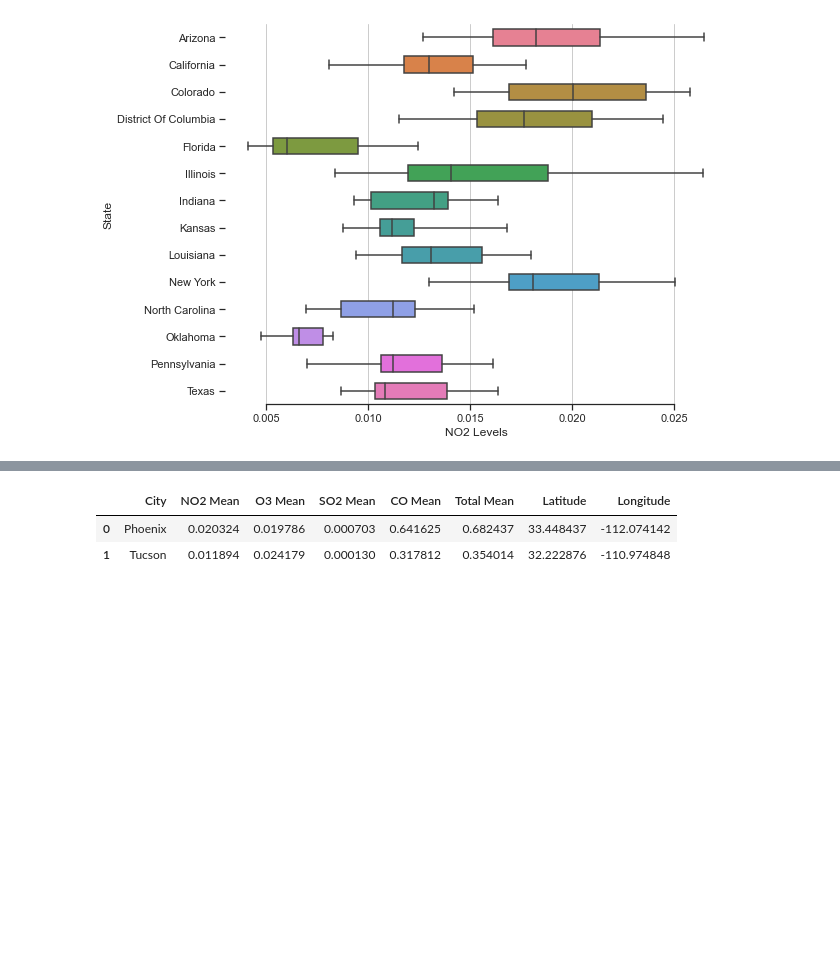
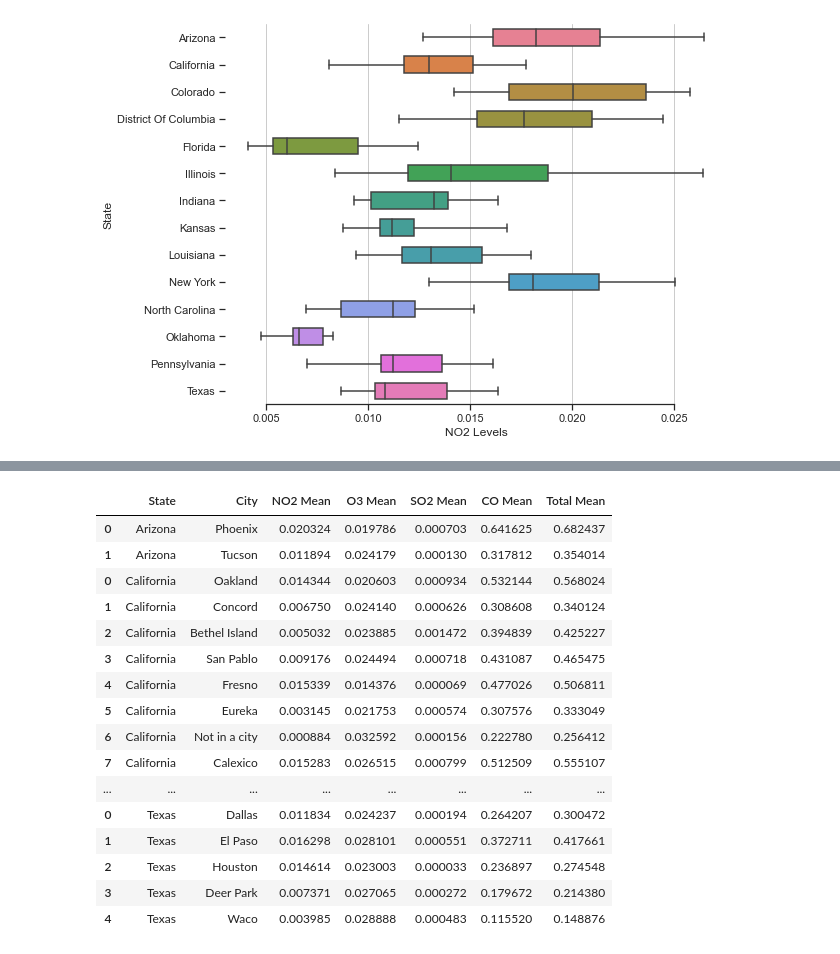
Before and after one commit to SehajS/pollution_data_analytics, a Jupyter notebook: clean_notebook.ipynb, the cells around one changed output, grey strips where cells are left out. Drawn from its saved outputs; the diff is of its cells as text; code cells hidden in the pictures; blank space fills up the shorter version.

```diff
--- a/clean_notebook.ipynb
+++ b/clean_notebook.ipynb
@@ -508,12 +465,11 @@ state, type(state)
 # %%
-def get_city_df(df):
-
+def get_city_df(state, df):
     cols = ['City', 'NO2 Mean', 'O3 Mean', 'SO2 Mean', 'CO Mean', 'Total Mean']
     sample_df = pd.DataFrame(columns = cols)
     cities = list(df['City'].unique())
 
     for city in cities:
-        new_dict = {'City': city}
+        new_dict = {'State': state, 'City': city}
         city_df = df[df['City'] == city]
         no2_mean = city_df['NO2 Mean'].mean()
         new_dict['NO2 Mean'] = no2_mean
@@ -565,6 +486,38 @@ sample_df['Longitude'] = sample_df['City'].apply(lambda x: geolocator.geocode(x)
-# %%
-sample_df
-# %% [output]
-|  | City | NO2 Mean | O3 Mean | SO2 Mean | CO Mean | Total Mean | Latitude | Longitude |
-| 0 | Phoenix | 0.020324 | 0.019786 | 0.000703 | 0.641625 | 0.682437 | 33.448437 | -112.074142 |
-| 1 | Tucson | 0.011894 | 0.024179 | 0.000130 | 0.317812 | 0.354014 | 32.222876 | -110.974848 |
+# %%
+states = list(no2_df.columns)
+# %%
+def all_states(year):
+    df_list = []
+    global df, states
+    for state in states:
+        state_df = df[df['State'] == state]
+        state_df = state_df.loc[year]
+        city_df = get_city_df(state, state_df)
+        df_list.append(city_df)
+
+    col_order = ['State', 'City', 'NO2 Mean', 'O3 Mean', 'SO2 Mean', 'CO Mean', 'Total Mean']
+    final_df = pd.concat(df_list)
+    final_df = final_df.reindex(columns=col_order)
+    return final_df
+# %%
+final_df = all_states(no2_df, '2016')
+# %%
+final_df
+# %% [output]
+|  | State | City | NO2 Mean | O3 Mean | SO2 Mean | CO Mean | Total Mean |
+| 0 | Arizona | Phoenix | 0.020324 | 0.019786 | 0.000703 | 0.641625 | 0.682437 |
+| 1 | Arizona | Tucson | 0.011894 | 0.024179 | 0.000130 | 0.317812 | 0.354014 |
+| 0 | California | Oakland | 0.014344 | 0.020603 | 0.000934 | 0.532144 | 0.568024 |
+| 1 | California | Concord | 0.006750 | 0.024140 | 0.000626 | 0.308608 | 0.340124 |
+| 2 | California | Bethel Island | 0.005032 | 0.023885 | 0.001472 | 0.394839 | 0.425227 |
+| 3 | California | San Pablo | 0.009176 | 0.024494 | 0.000718 | 0.431087 | 0.465475 |
+| 4 | California | Fresno | 0.015339 | 0.014376 | 0.000069 | 0.477026 | 0.506811 |
+| 5 | California | Eureka | 0.003145 | 0.021753 | 0.000574 | 0.307576 | 0.333049 |
+| 6 | California | Not in a city | 0.000884 | 0.032592 | 0.000156 | 0.222780 | 0.256412 |
+| 7 | California | Calexico | 0.015283 | 0.026515 | 0.000799 | 0.512509 | 0.555107 |
+| ... | ... | ... | ... | ... | ... | ... | ... |
+| 0 | Texas | Dallas | 0.011834 | 0.024237 | 0.000194 | 0.264207 | 0.300472 |
+| 1 | Texas | El Paso | 0.016298 | 0.028101 | 0.000551 | 0.372711 | 0.417661 |
+| 2 | Texas | Houston | 0.014614 | 0.023003 | 0.000033 | 0.236897 | 0.274548 |
+| 3 | Texas | Deer Park | 0.007371 | 0.027065 | 0.000272 | 0.179672 | 0.214380 |
+| 4 | Texas | Waco | 0.003985 | 0.028888 | 0.000483 | 0.115520 | 0.148876 |
```
Also changed, not shown: parts of 23 cells of this notebook, 1 other file.
